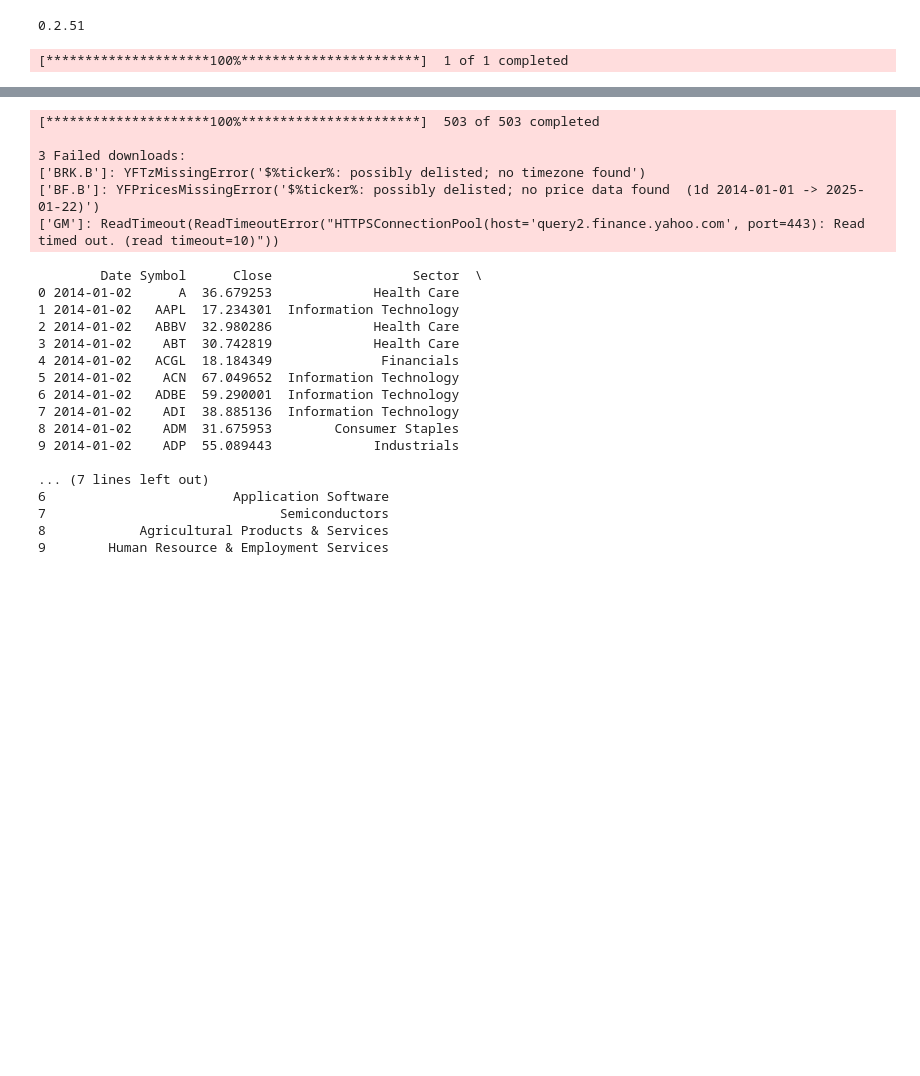
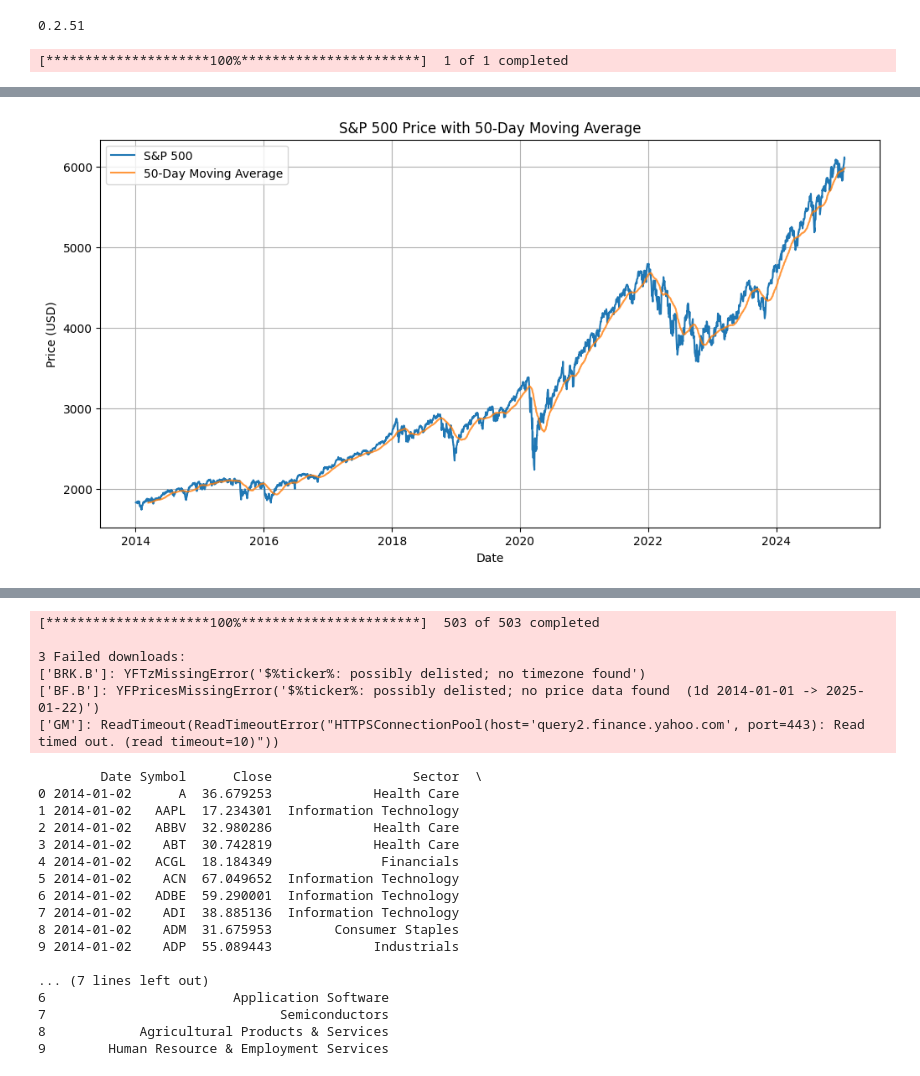
Before and after one commit to casperpriem05/data, a Jupyter notebook: yfinance.ipynb, the cells around one changed output, grey strips where cells are left out. Cells and saved outputs as stored; diff of their text form; code cells hidden in the pictures; blank space fills up the shorter version.

```diff
--- a/yfinance.ipynb
+++ b/yfinance.ipynb
@@ -45,3 +63,16 @@ df['50_MA'] = df['Close'].rolling(window=50).mean() # 50 day moving average, thi
+# %%
+df['50_MA'] = df['Close'].rolling(window=50).mean() # 50 day moving average, this is a common indicator used in trading
+plt.figure(figsize=(12, 6))
+plt.plot(df[('Close', '^GSPC')], label='S&P 500')
+plt.plot(df['50_MA'], label='50-Day Moving Average', alpha=0.8)
+plt.title('S&P 500 Price with 50-Day Moving Average')
+plt.xlabel('Date')
+plt.ylabel('Price (USD)')
+plt.legend()
+plt.grid(True)
+plt.show()
+# %% [output]
+[figure, added]
 # %%
 def calculate_rsi(series, period=14):
     delta = series.diff(1)
```
Also changed, not shown: parts of 6 cells of this notebook.
